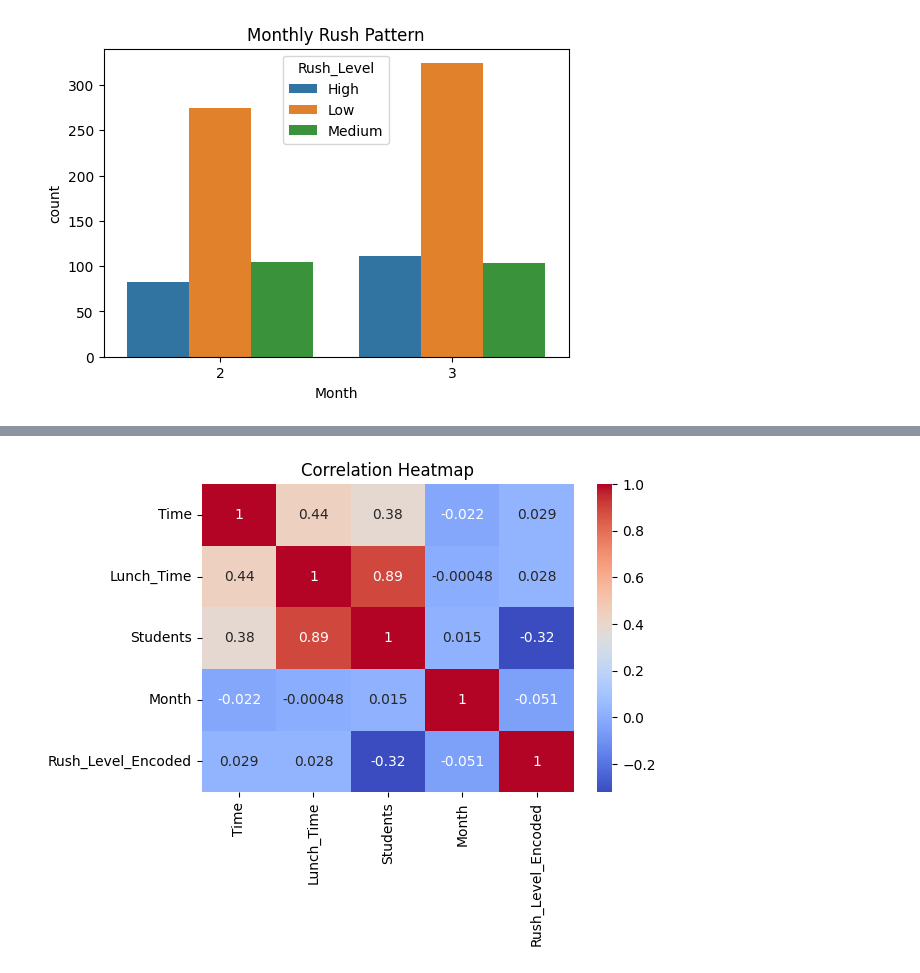
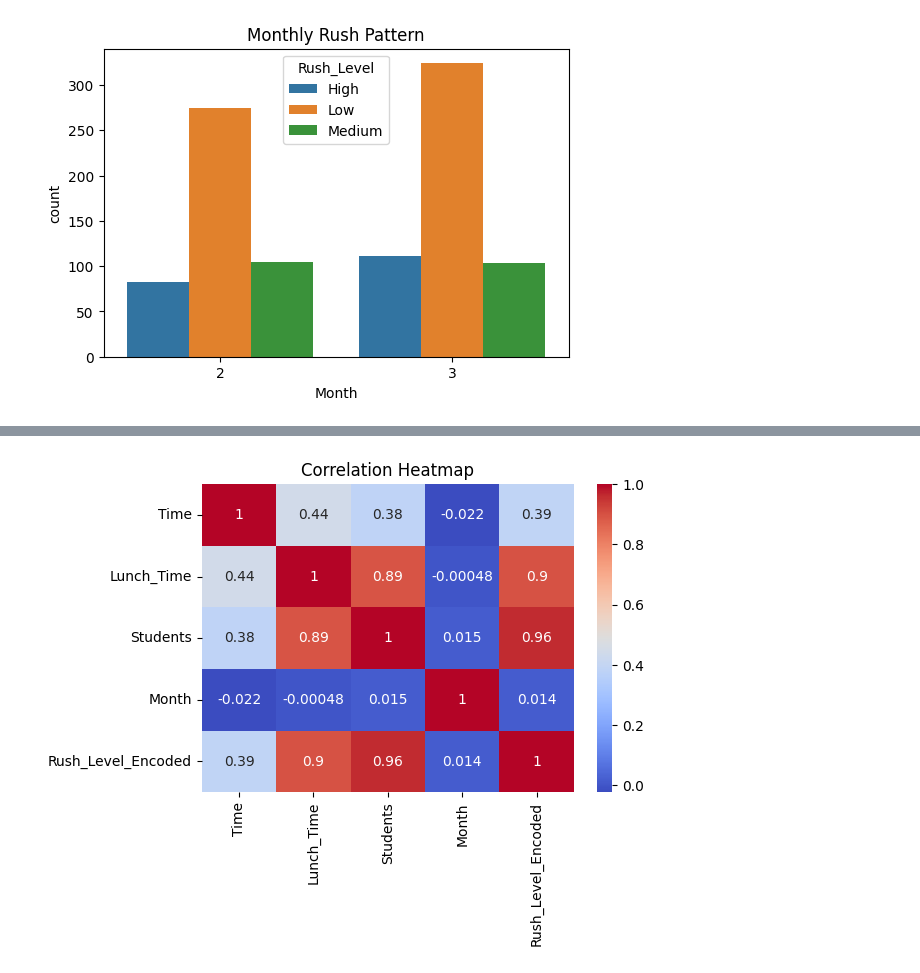
Before and after one commit to Wasima230Sultana/MU-Canteen-Rush-Predictor, a Jupyter notebook: Canteen-rush.ipynb, the cells around one changed output, grey strips where cells are left out. Saved outputs shown, nothing was run; the diff lists cells and outputs as text; code cells hidden in the pictures.

```diff
--- a/Canteen-rush.ipynb
+++ b/Canteen-rush.ipynb
@@ -293,20 +369,22 @@ plt.show()
 # %%
 from sklearn.preprocessing import LabelEncoder
 le = LabelEncoder()
 
 # Encode only target
-df['Rush_Level_Encoded'] = le.fit_transform(df['Rush_Level'])
+rush_mapping = {'Low': 0, 'Medium': 1, 'High': 2}
+df['Rush_Level_Encoded'] = df['Rush_Level'].map(rush_mapping)
+# df['Rush_Level_Encoded'] = le.fit_transform(df['Rush_Level'])
 
 # Select ONLY numeric columns
 numeric_df = df[['Time',
                  'Lunch_Time',
                  'Students',
                  'Month',
                  'Rush_Level_Encoded']]
 
 plt.figure(figsize=(6,4))
 sns.heatmap(numeric_df.corr(), annot=True, cmap='coolwarm')
 plt.title("Correlation Heatmap")
 plt.show()
 # %% [output]
-[figure, old version]
+[figure, new version]
```
Also changed, not shown: parts of 17 cells of this notebook.
